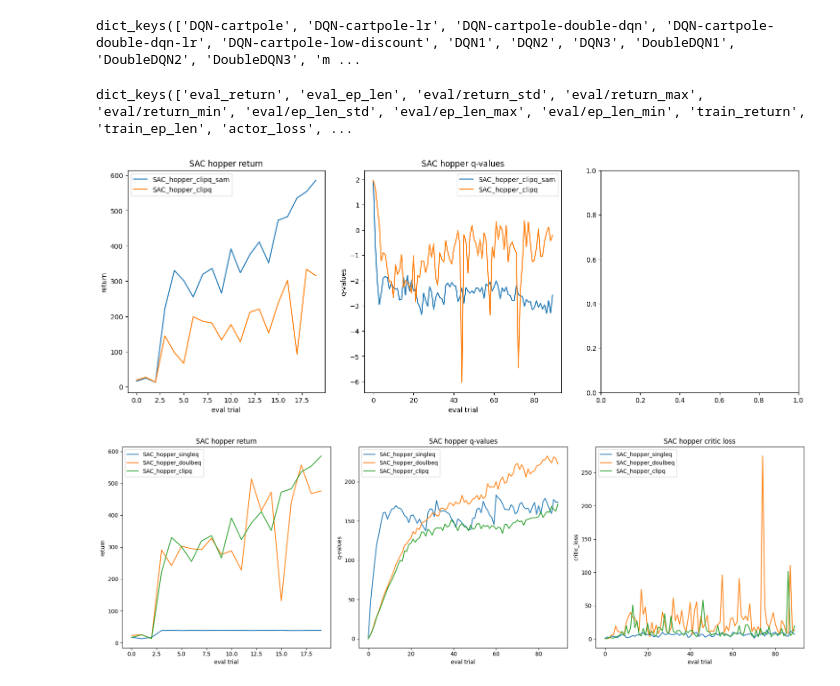
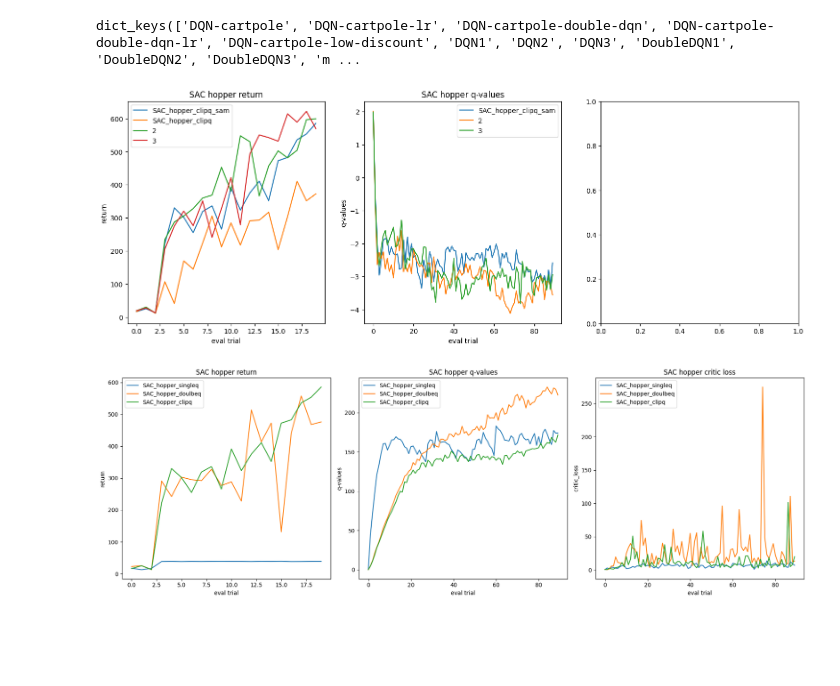
Before and after one commit to donghoon-shin/homework_fall2023, a Jupyter notebook: hw3/plotting_the_log.ipynb, the cells around one changed output. Saved outputs shown, nothing was run; the diff lists cells and outputs as text; code cells hidden in the pictures; blank space fills up the shorter version.

```diff
--- a/hw3/plotting_the_log.ipynb
+++ b/hw3/plotting_the_log.ipynb
@@ -94,41 +94,51 @@ fnames['SAC_hopper_clipq0'] = '/Users/donghoonshin/Desktop/Fall2023/homework_fal
 
 fnames['SAC_hopper_doubleq'] = '/Users/donghoonshin/Desktop/Fall2023/homework_fall2023/hw3/data/hw3_sac_sac_hopper_doubleq_Hopper-v4_reparametrize_s128_l3_alr0.0003_clr0.0003_b256_d0.99_t0.05_stu0.005_doubleq_09-11-2023_21-52-24/events.out.tfevents.1699595544.MacBook-Pro-108.local'
 fnames['SAC_hopper_clipq'] = '/Users/donghoonshin/Desktop/Fall2023/homework_fall2023/hw3/data/hw3_sac_sac_hopper_clipq_Hopper-v4_reparametrize_s128_l3_alr0.0003_clr0.0003_b256_d0.99_t0.05_stu0.005_min_09-11-2023_21-52-19/events.out.tfevents.1699595539.MacBook-Pro-108.local'
-fnames['SAC_hopper_clipq'] = '/Users/donghoonshin/Desktop/Fall2023/homework_fall2023/hw3/data/hw3_sac_sac_hopper_clipq_Hopper-v4_reparametrize_s128_l3_alr0.0003_clr0.0003_b256_d0.99_t0.05_stu0.005_min_09-11-2023_22-11-10/events.out.tfevents.1699596670.MacBook-Pro-108.local'
+fnames['SAC_hopper_clipq1'] = '/Users/donghoonshin/Desktop/Fall2023/homework_fall2023/hw3/data/hw3_sac_sac_hopper_clipq_Hopper-v4_reparametrize_s128_l3_alr0.0003_clr0.0003_b256_d0.99_t0.05_stu0.005_min_09-11-2023_22-40-23/events.out.tfevents.1699598423.MacBook-Pro-108.local'
+fnames['SAC_hopper_clipq1'] = '/Users/donghoonshin/Desktop/Fall2023/homework_fall2023/hw3/data/hw3_sac_sac_hopper_clipq_Hopper-v4_reparametrize_s128_l3_alr0.0003_clr0.0003_b256_d0.99_t0.05_stu0.005_min_09-11-2023_23-08-50/events.out.tfevents.1699600130.MacBook-Pro-108.local'
 
+fnames['SAC_hopper_clipq'] = '/Users/donghoonshin/Desktop/Fall2023/homework_fall2023/hw3/data/hw3_sac_sac_hopper_clipq_Hopper-v4_reparametrize_s128_l3_alr0.0003_clr0.0003_b256_d0.99_t0.05_stu0.005_min_09-11-2023_23-01-59/events.out.tfevents.1699599719.MacBook-Pro-108.local'
+fnames['SAC_hopper_clipq1'] = '/Users/donghoonshin/Desktop/Fall2023/homework_fall2023/hw3/data/hw3_sac_sac_hopper_clipq_Hopper-v4_reparametrize_s128_l3_alr0.0003_clr0.0003_b256_d0.99_t0.05_stu0.005_min_09-11-2023_23-03-52/events.out.tfevents.1699599832.MacBook-Pro-108.local'
+fnames['SAC_hopper_clipq1'] = '/Users/donghoonshin/Desktop/Fall2023/homework_fall2023/hw3/data/hw3_sac_sac_hopper_clipq_Hopper-v4_reparametrize_s128_l3_alr0.0003_clr0.0003_b256_d0.99_t0.05_stu0.005_min_09-11-2023_23-08-50/events.out.tfevents.1699600130.MacBook-Pro-108.local'
+
+
+
+fnames['SAC_hopper_clipq01'] = '/Users/donghoonshin/Desktop/Fall2023/homework_fall2023/hw3/data/hw3_sac_sac_hopper_clipq_Hopper-v4_reparametrize_s128_l3_alr0.0003_clr0.0003_b256_d0.99_t0.05_stu0.005_min_09-11-2023_23-44-22/events.out.tfevents.1699602262.MacBook-Pro-108.local'
+fnames['SAC_hopper_clipq02'] = '/Users/donghoonshin/Desktop/Fall2023/homework_fall2023/hw3/data/hw3_sac_sac_hopper_clipq_Hopper-v4_reparametrize_s128_l3_alr0.0003_clr0.0003_b256_d0.99_t0.05_stu0.005_min_09-11-2023_23-45-15/events.out.tfevents.1699602315.MacBook-Pro-108.local'
+fnames['SAC_hopper_clipq03'] = '/Users/donghoonshin/Desktop/Fall2023/homework_fall2023/hw3/data/hw3_sac_sac_hopper_clipq_Hopper-v4_reparametrize_s128_l3_alr0.0003_clr0.0003_b256_d0.99_t0.05_stu0.005_min_09-11-2023_23-45-24/events.out.tfevents.1699602324.MacBook-Pro-108.local'
+fnames['SAC_hopper_clipq02'] = '/Users/donghoonshin/Desktop/Fall2023/homework_fall2023/hw3/data/hw3_sac_sac_hopper_clipq_Hopper-v4_reparametrize_s128_l3_alr0.0003_clr0.0003_b256_d0.99_t0.05_stu0.005_min_10-11-2023_00-00-48/events.out.tfevents.1699603248.MacBook-Pro-108.local'
 tag_data = {}
 for key in fnames.keys():
-    tag_data[key] = get_section_results(fnames[key])
+        tag_data[key] = get_section_results(fnames[key])
 fnames.keys()
 # %% [output]
 dict_keys(['DQN-cartpole', 'DQN-cartpole-lr', 'DQN-cartpole-double-dqn', 'DQN-cartpole-double-dqn-lr', 'DQN-cartpole-low-discount', 'DQN1', 'DQN2', 'DQN3', 'DoubleDQN1', 'DoubleDQN2', 'DoubleDQN3', 'm ...
-# %%
-tag_data['SAC_hopper_clipq'].keys()
-# %% [output]
-dict_keys(['eval_return', 'eval_ep_len', 'eval/return_std', 'eval/return_max', 'eval/return_min', 'eval/ep_len_std', 'eval/ep_len_max', 'eval/ep_len_min', 'train_return', 'train_ep_len', 'actor_loss', ...
 # %%
 # Plot for eval_return
 
 fig, axs = plt.subplots(1, 3, figsize=(18, 6))  # 1 row, 2 columns
 
 axs[0].plot(tag_data['SAC_hopper_clipq0']['eval_return'], label='SAC_hopper_clipq_sam')
 axs[0].plot(tag_data['SAC_hopper_clipq']['eval_return'], label='SAC_hopper_clipq')
+axs[0].plot(tag_data['SAC_hopper_clipq02']['eval_return'], label='2')
+axs[0].plot(tag_data['SAC_hopper_clipq03']['eval_return'], label='3')
 axs[0].set_xlabel('eval trial')
 axs[0].set_ylabel('return')
 axs[0].set_title('SAC hopper return')
 axs[0].legend()
 
 # Plot for q_values
 axs[1].plot(tag_data['SAC_hopper_clipq0']['entropy'], label='SAC_hopper_clipq_sam')
-axs[1].plot(tag_data['SAC_hopper_clipq']['____entropy'], label='SAC_hopper_clipq')
+axs[1].plot(tag_data['SAC_hopper_clipq02']['entropy'], label='2')
+axs[1].plot(tag_data['SAC_hopper_clipq03']['entropy'], label='3')
 axs[1].set_xlabel('eval trial')
 axs[1].set_ylabel('q-values')
 axs[1].set_title('SAC hopper q-values')
 axs[1].legend()
 
 plt.show()
 # %% [output]
-[figure, old version]
+[figure, new version]
 # %%
 import matplotlib.pyplot as plt
 
```
Also changed, not shown: 18 other files.
